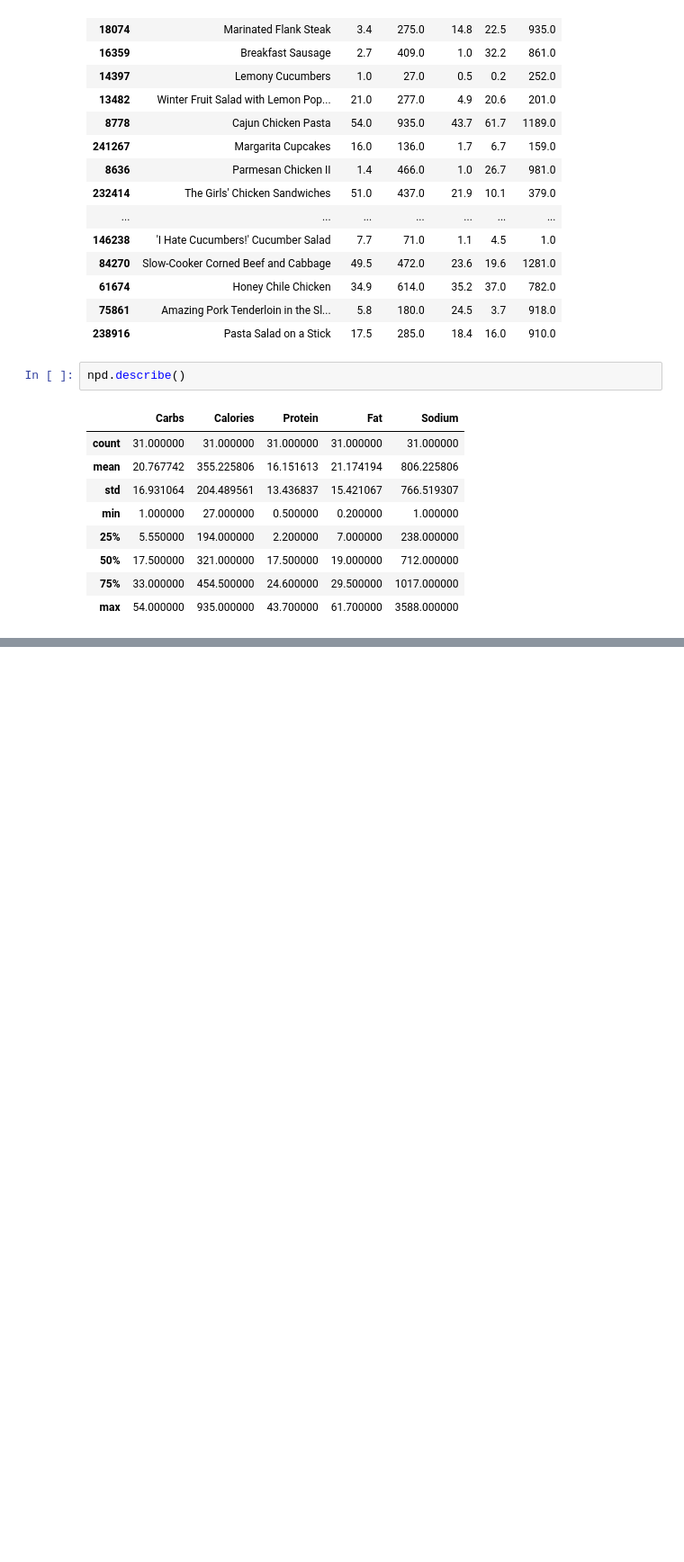
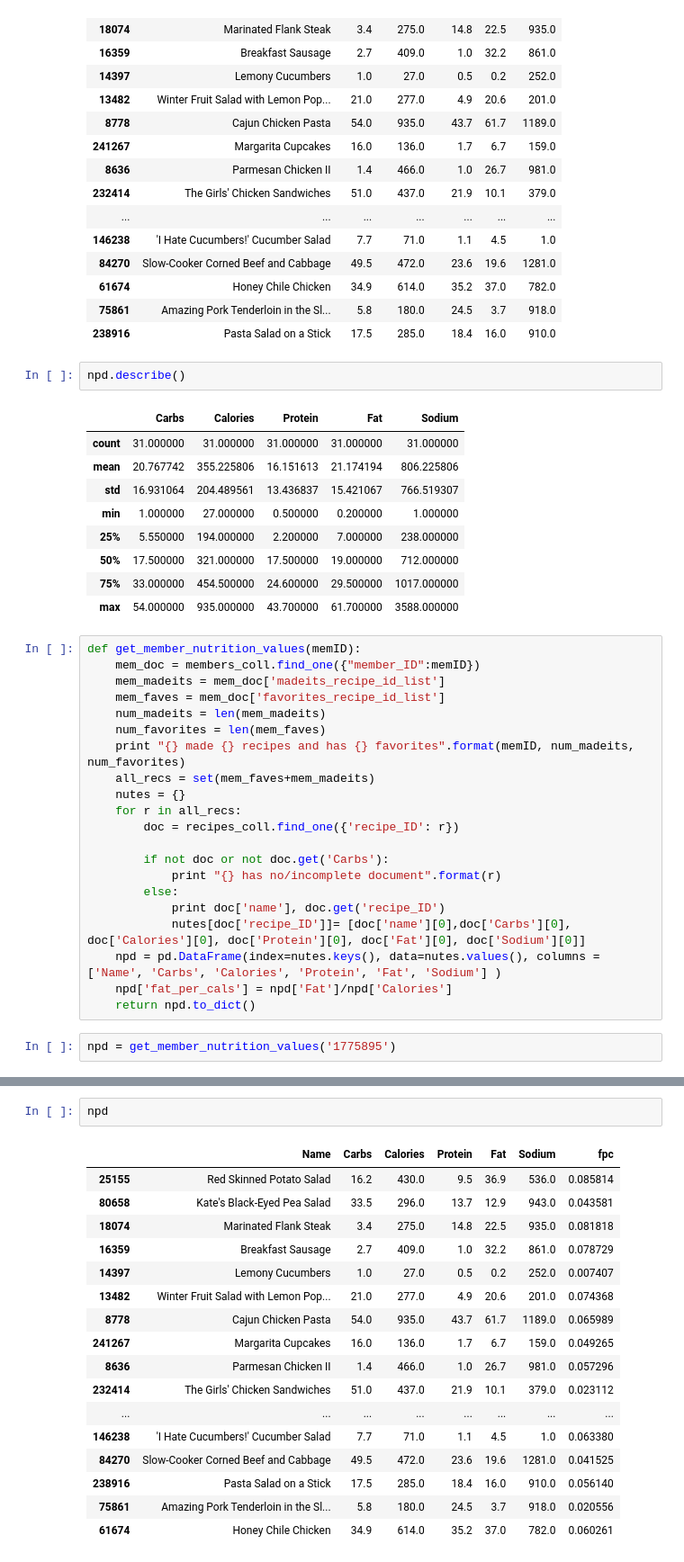
Before and after one commit to q0j0p/food, a Jupyter notebook: src/data/allrecipes/analyze_member_nutrition.ipynb, the cells around one changed output, grey strips where cells are left out. Shown at 90% size. Saved outputs shown, nothing was run; the diff lists cells and outputs as text; blank space fills up the shorter version.

```diff
--- a/src/data/allrecipes/analyze_member_nutrition.ipynb
+++ b/src/data/allrecipes/analyze_member_nutrition.ipynb
@@ -124,3 +124,26 @@ npd.describe()
 | 50% | 17.500000 | 321.000000 | 17.500000 | 19.000000 | 712.000000 |
 | 75% | 33.000000 | 454.500000 | 24.600000 | 29.500000 | 1017.000000 |
 | max | 54.000000 | 935.000000 | 43.700000 | 61.700000 | 3588.000000 |
+# %%
+def get_member_nutrition_values(memID):
+    mem_doc = members_coll.find_one({"member_ID":memID})
+    mem_madeits = mem_doc['madeits_recipe_id_list']
+    mem_faves = mem_doc['favorites_recipe_id_list']
+    num_madeits = len(mem_madeits)
+    num_favorites = len(mem_faves)
+    print "{} made {} recipes and has {} favorites".format(memID, num_madeits, num_favorites)
+    all_recs = set(mem_faves+mem_madeits)
+    nutes = {}
+    for r in all_recs:
+        doc = recipes_coll.find_one({'recipe_ID': r})
+
+        if not doc or not doc.get('Carbs'):
+            print "{} has no/incomplete document".format(r)
+        else:
+            print doc['name'], doc.get('recipe_ID')
+            nutes[doc['recipe_ID']]= [doc['name'][0],doc['Carbs'][0], doc['Calories'][0], doc['Protein'][0], doc['Fat'][0], doc['Sodium'][0]]
+    npd = pd.DataFrame(index=nutes.keys(), data=nutes.values(), columns =['Name', 'Carbs', 'Calories', 'Protein', 'Fat', 'Sodium'] )
+    npd['fat_per_cals'] = npd['Fat']/npd['Calories']
+    return npd.to_dict()
+# %%
+npd = get_member_nutrition_values('1775895')
@@ -126,0 +168,20 @@ npd.describe()
+# %%
+npd
+# %% [output]
+|  | Name | Carbs | Calories | Protein | Fat | Sodium | fpc |
+| 25155 | Red Skinned Potato Salad | 16.2 | 430.0 | 9.5 | 36.9 | 536.0 | 0.085814 |
+| 80658 | Kate's Black-Eyed Pea Salad | 33.5 | 296.0 | 13.7 | 12.9 | 943.0 | 0.043581 |
+| 18074 | Marinated Flank Steak | 3.4 | 275.0 | 14.8 | 22.5 | 935.0 | 0.081818 |
+| 16359 | Breakfast Sausage | 2.7 | 409.0 | 1.0 | 32.2 | 861.0 | 0.078729 |
+| 14397 | Lemony Cucumbers | 1.0 | 27.0 | 0.5 | 0.2 | 252.0 | 0.007407 |
+| 13482 | Winter Fruit Salad with Lemon Pop... | 21.0 | 277.0 | 4.9 | 20.6 | 201.0 | 0.074368 |
+| 8778 | Cajun Chicken Pasta | 54.0 | 935.0 | 43.7 | 61.7 | 1189.0 | 0.065989 |
+| 241267 | Margarita Cupcakes | 16.0 | 136.0 | 1.7 | 6.7 | 159.0 | 0.049265 |
+| 8636 | Parmesan Chicken II | 1.4 | 466.0 | 1.0 | 26.7 | 981.0 | 0.057296 |
+| 232414 | The Girls' Chicken Sandwiches | 51.0 | 437.0 | 21.9 | 10.1 | 379.0 | 0.023112 |
+| ... | ... | ... | ... | ... | ... | ... | ... |
+| 146238 | 'I Hate Cucumbers!' Cucumber Salad | 7.7 | 71.0 | 1.1 | 4.5 | 1.0 | 0.063380 |
+| 84270 | Slow-Cooker Corned Beef and Cabbage | 49.5 | 472.0 | 23.6 | 19.6 | 1281.0 | 0.041525 |
+| 238916 | Pasta Salad on a Stick | 17.5 | 285.0 | 18.4 | 16.0 | 910.0 | 0.056140 |
+| 75861 | Amazing Pork Tenderloin in the Sl... | 5.8 | 180.0 | 24.5 | 3.7 | 918.0 | 0.020556 |
+| 61674 | Honey Chile Chicken | 34.9 | 614.0 | 35.2 | 37.0 | 782.0 | 0.060261 |
```
Also changed, not shown: parts of 52 cells of this notebook, 31 other files.
